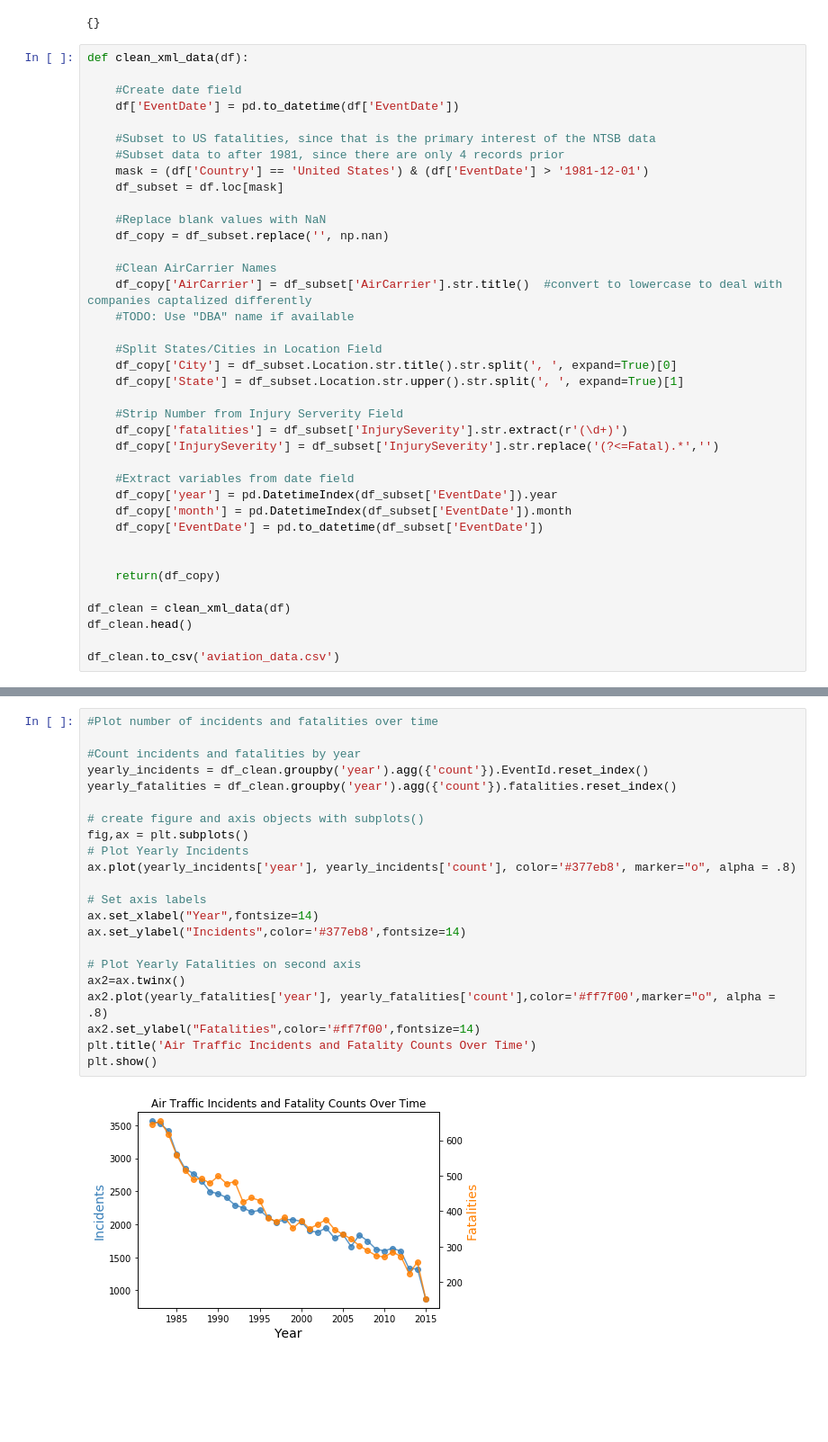
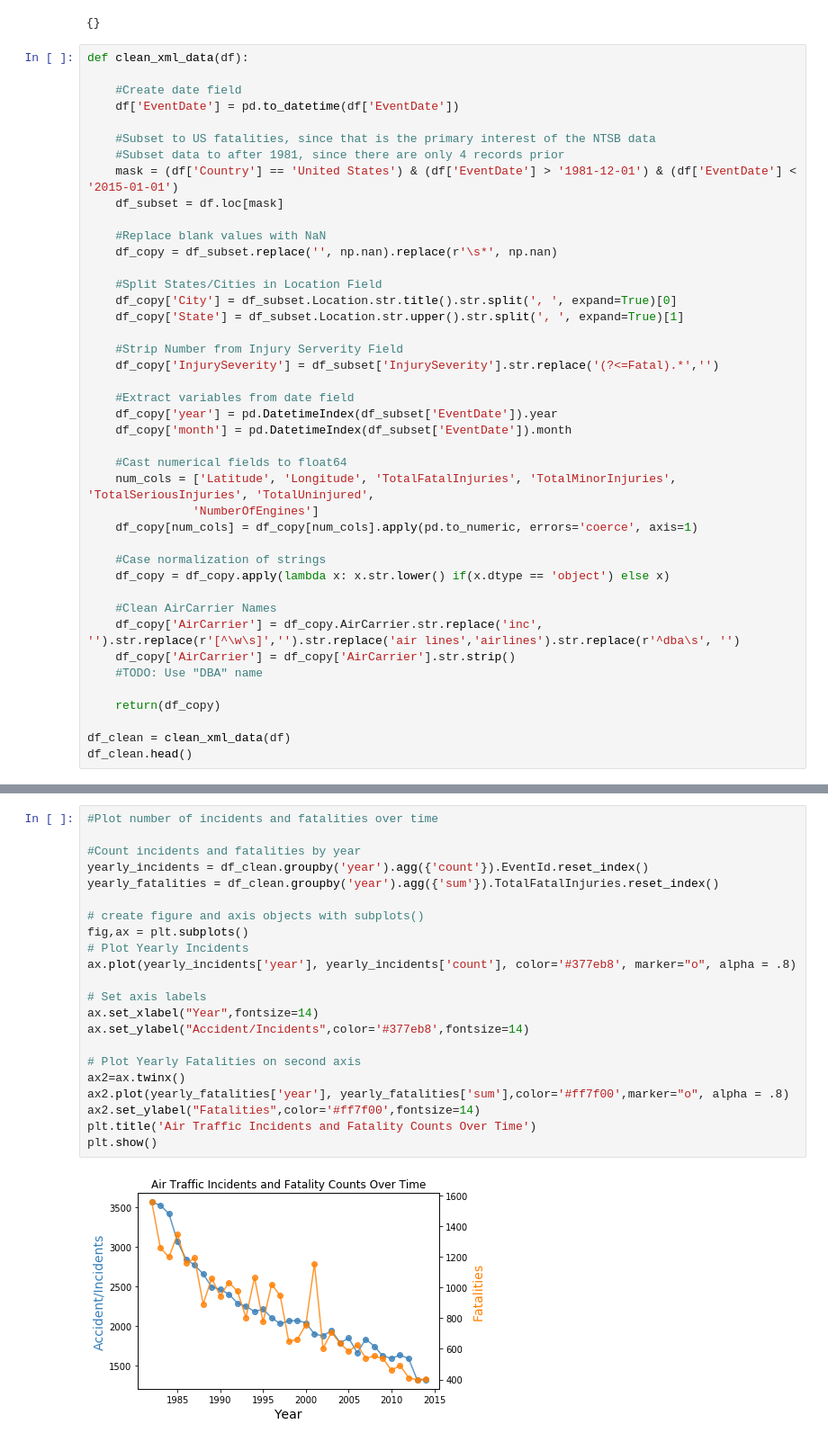
Before and after one commit to kirstyward/data-scientist-exercise02, a Jupyter notebook: NTSB.ipynb, the cells around one changed output, grey strips where cells are left out. Shown at 90% size. Drawn from its saved outputs; the diff is of its cells as text; blank space fills up the shorter version.

Commit message:
additional plotting, data cleaning

```diff
--- a/NTSB.ipynb
+++ b/NTSB.ipynb
@@ -46,33 +49,37 @@ def clean_xml_data(df):
 
     #Subset to US fatalities, since that is the primary interest of the NTSB data
     #Subset data to after 1981, since there are only 4 records prior
-    mask = (df['Country'] == 'United States') & (df['EventDate'] > '1981-12-01')
+    mask = (df['Country'] == 'United States') & (df['EventDate'] > '1981-12-01') & (df['EventDate'] < '2015-01-01')
     df_subset = df.loc[mask]
 
     #Replace blank values with NaN
-    df_copy = df_subset.replace('', np.nan)
-
-    #Clean AirCarrier Names
-    df_copy['AirCarrier'] = df_subset['AirCarrier'].str.title()  #convert to lowercase to deal with companies captalized differently
-    #TODO: Use "DBA" name if available
+    df_copy = df_subset.replace('', np.nan).replace(r'\s*', np.nan)
 
     #Split States/Cities in Location Field
     df_copy['City'] = df_subset.Location.str.title().str.split(', ', expand=True)[0]
     df_copy['State'] = df_subset.Location.str.upper().str.split(', ', expand=True)[1]
 
     #Strip Number from Injury Serverity Field
-    df_copy['fatalities'] = df_subset['InjurySeverity'].str.extract(r'(\d+)')
     df_copy['InjurySeverity'] = df_subset['InjurySeverity'].str.replace('(?<=Fatal).*','')
 
     #Extract variables from date field
     df_copy['year'] = pd.DatetimeIndex(df_subset['EventDate']).year
     df_copy['month'] = pd.DatetimeIndex(df_subset['EventDate']).month
-    df_copy['EventDate'] = pd.to_datetime(df_subset['EventDate'])
 
+    #Cast numerical fields to float64
+    num_cols = ['Latitude', 'Longitude', 'TotalFatalInjuries', 'TotalMinorInjuries', 'TotalSeriousInjuries', 'TotalUninjured',
+               'NumberOfEngines']
+    df_copy[num_cols] = df_copy[num_cols].apply(pd.to_numeric, errors='coerce', axis=1)
+
+    #Case normalization of strings
+    df_copy = df_copy.apply(lambda x: x.str.lower() if(x.dtype == 'object') else x)
+
+    #Clean AirCarrier Names
+    df_copy['AirCarrier'] = df_copy.AirCarrier.str.replace('inc', '').str.replace(r'[^\w\s]','').str.replace('air lines','airlines').str.replace(r'^dba\s', '')
+    df_copy['AirCarrier'] = df_copy['AirCarrier'].str.strip()
+    #TODO: Use "DBA" name
 
     return(df_copy)
 
 df_clean = clean_xml_data(df)
 df_clean.head()
-
-df_clean.to_csv('aviation_data.csv')
@@ -164,24 +181,24 @@ Name: WeatherCondition, dtype: int64
 # %%
 #Plot number of incidents and fatalities over time
 
 #Count incidents and fatalities by year
 yearly_incidents = df_clean.groupby('year').agg({'count'}).EventId.reset_index()
-yearly_fatalities = df_clean.groupby('year').agg({'count'}).fatalities.reset_index()
+yearly_fatalities = df_clean.groupby('year').agg({'sum'}).TotalFatalInjuries.reset_index()
 
 # create figure and axis objects with subplots()
 fig,ax = plt.subplots()
 # Plot Yearly Incidents
 ax.plot(yearly_incidents['year'], yearly_incidents['count'], color='#377eb8', marker="o", alpha = .8)
 
 # Set axis labels
 ax.set_xlabel("Year",fontsize=14)
-ax.set_ylabel("Incidents",color='#377eb8',fontsize=14)
+ax.set_ylabel("Accident/Incidents",color='#377eb8',fontsize=14)
 
 # Plot Yearly Fatalities on second axis
 ax2=ax.twinx()
-ax2.plot(yearly_fatalities['year'], yearly_fatalities['count'],color='#ff7f00',marker="o", alpha = .8)
+ax2.plot(yearly_fatalities['year'], yearly_fatalities['sum'],color='#ff7f00',marker="o", alpha = .8)
 ax2.set_ylabel("Fatalities",color='#ff7f00',fontsize=14)
 plt.title('Air Traffic Incidents and Fatality Counts Over Time')
 plt.show()
 # %% [output]
-[figure, old version]
+[figure, new version]
```
Also changed, not shown: parts of 16 cells of this notebook.
